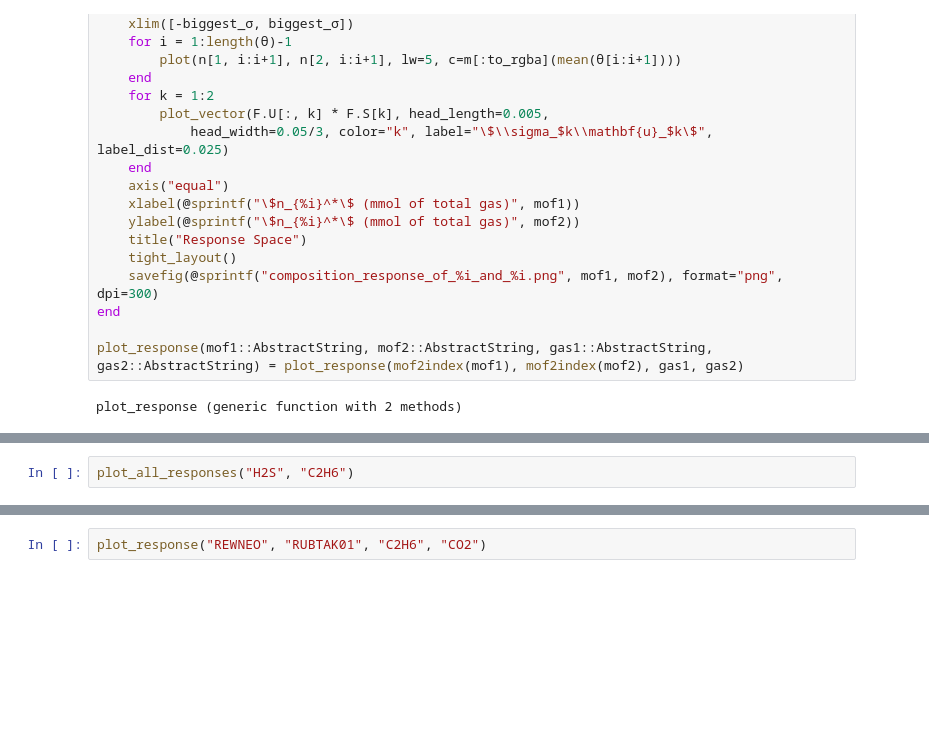
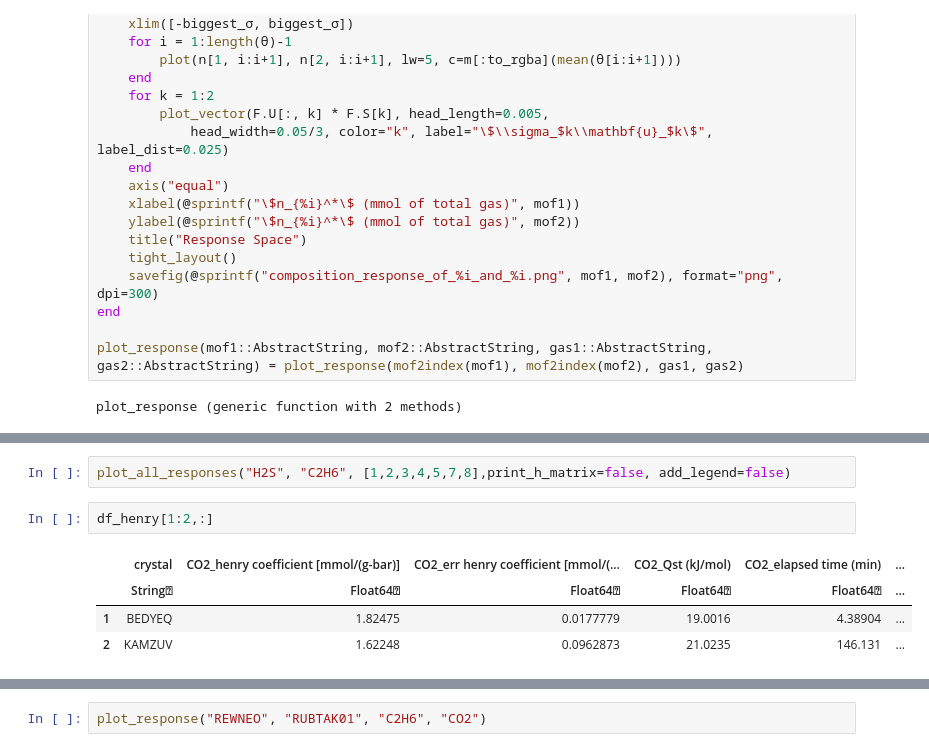
Before and after one commit to SimonEnsemble/sensor_arrays, a Jupyter notebook: src/Sensor_notebook.ipynb, the cells around one changed output, grey strips where cells are left out. Drawn from its saved outputs; the diff is of its cells as text; blank space fills up the shorter version.

```diff
--- a/src/Sensor_notebook.ipynb
+++ b/src/Sensor_notebook.ipynb
@@ -353,5 +369,12 @@ end
 plot_all_responses(gas1::AbstractString, gas2::AbstractString, mof_list::Array{String, 1}) = plot_all_responses(gas1, gas2, mof2index.(mof_list))
 # %% [output]
 plot_all_responses (generic function with 3 methods)
-# %%
-plot_all_responses("H2S", "C2H6")
+# %%
+plot_all_responses("H2S", "C2H6", [1,2,3,4,5,7,8],print_h_matrix=false, add_legend=false)
+# %%
+df_henry[1:2,:]
+# %% [output]
+|  | crystal | CO2_henry coefficient [mmol/(g-bar)] | CO2_err henry coefficient [mmol/(... | CO2_Qst (kJ/mol) | CO2_elapsed time (min) | ... |
+|  | String⍰ | Float64⍰ | Float64⍰ | Float64⍰ | Float64⍰ | ... |
+| 1 | BEDYEQ | 1.82475 | 0.0177779 | 19.0016 | 4.38904 | ... |
+| 2 | KAMZUV | 1.62248 | 0.0962873 | 21.0235 | 146.131 | ... |
```
Also changed, not shown: parts of 4 cells of this notebook.
